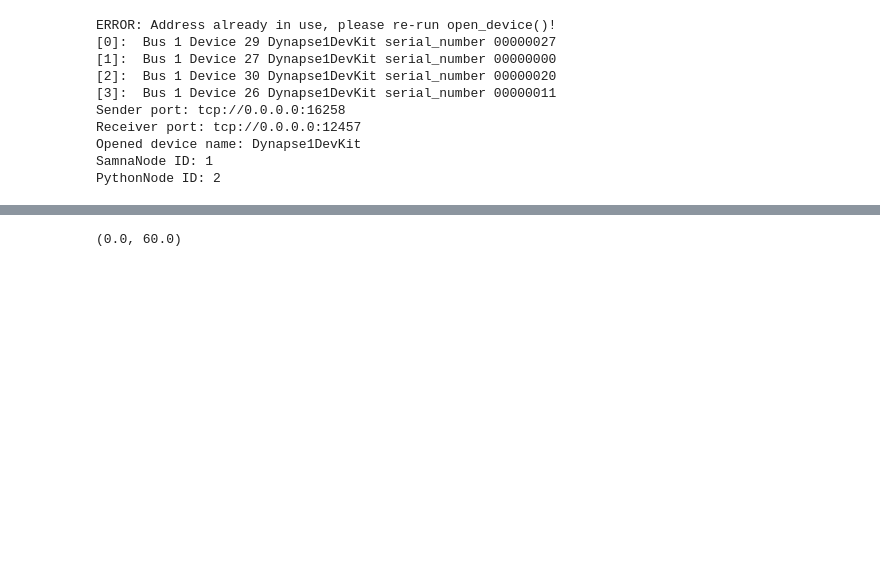
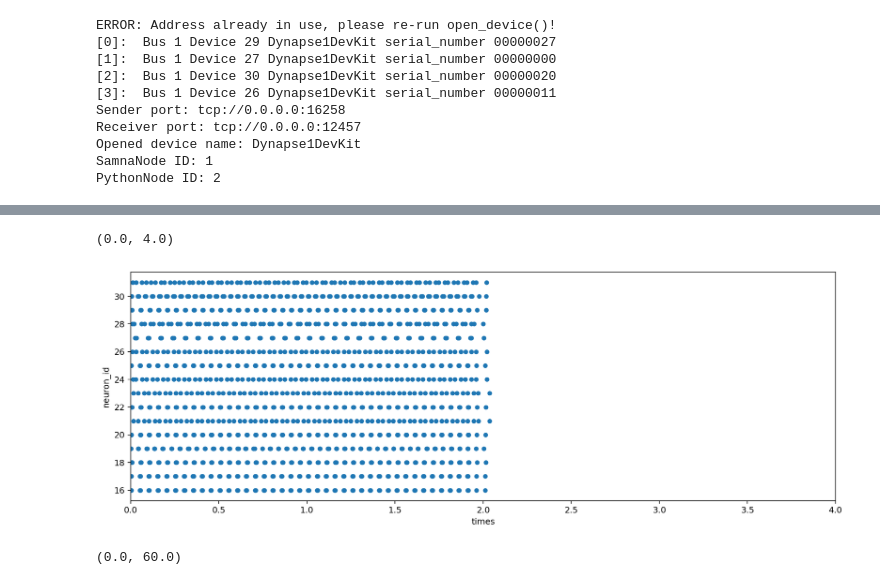
Before and after one commit to FarahBaracat/ni_class_dynapse, a Jupyter notebook: EI_network.ipynb, the cells around one changed output, grey strips where cells are left out. Cells and saved outputs as stored; diff of their text form; code cells hidden in the pictures; blank space fills up the shorter version.

Commit message:
run spikegen for 2 sec and monitor for 4 sec in pure ff

```diff
--- a/EI_network.ipynb
+++ b/EI_network.ipynb
@@ -203,7 +203,9 @@ graph, filter_node, sink_node = ut.create_neuron_select_graph(model, DPI_neuron.
 
 results_df = pd.DataFrame()
 ff_df = pd.DataFrame(columns=['in_rate', 'out_rate'])
-for row, rate in enumerate(range(10, 400, 50)):
+mon_dur = 10 # in sec
+
+for row, rate in enumerate([100]):#range(10, 400, 50)
     spike_times, dev_ids, target_chips = generate_reg_sp_train(spikegen, DPI_neuron.chip_id, rate, emu_dur)
     ut.set_fpga_spike_gen(fpga_spike_gen, spike_times, dev_ids, target_chips, isi_base, repeat_mode)
 
@@ -215,20 +217,21 @@ for row, rate in enumerate(range(10, 400, 50)):
 
     # Clear buffer
     sink_node.get_events()
+    for i in range(2):
+        # get spikes every 2 seconds
+        time.sleep(emu_dur)
+        events = sink_node.get_events()
 
-    # get spikes every 2 seconds
-    time.sleep(emu_dur + 0.5)
-    events = sink_node.get_events()
-
-    # process the events
-    mean_rate_pop = len(events)/n_exc/(emu_dur+0.5)
-    print(f"Events:{len(events)}    Mean rate:{mean_rate_pop} Hz")
+        # process the events
+        mean_rate_pop = len(events)/n_exc/(emu_dur)
+        print(f"Events:{len(events)}    Mean rate:{mean_rate_pop} Hz")
+        results_df = organize_results(events, results_df)
 
     graph.stop()
     fpga_spike_gen.stop()
 
     # Organize events
-    results_df = organize_results(events, results_df)
+    # results_df = organize_results(events, results_df)
     ff_df.loc[row] = [rate, mean_rate_pop]
 # %% [output]
 Sanity check config:Post neuron (ChipId,coreId,neuronId): incoming connections [(preNeuron,synapseType), ...]
@@ -251,3 +273,11 @@ Events:1349    Mean rate:33.725 Hz
+# %%
+fig = plt.figure(figsize=(15,5))
+ax = fig.add_subplot(1,1,1)
+results_df.plot(x='times', y='neuron_id', kind='scatter', ax=ax)
+plt.xlim([0,4])
+# %% [output]
+(0.0, 4.0)
+[figure, added]
 # %%
 ff_df.plot(x='in_rate', y='out_rate', kind='line')
 plt.ylim([0,60])
```
Also changed, not shown: parts of 6 cells of this notebook.
